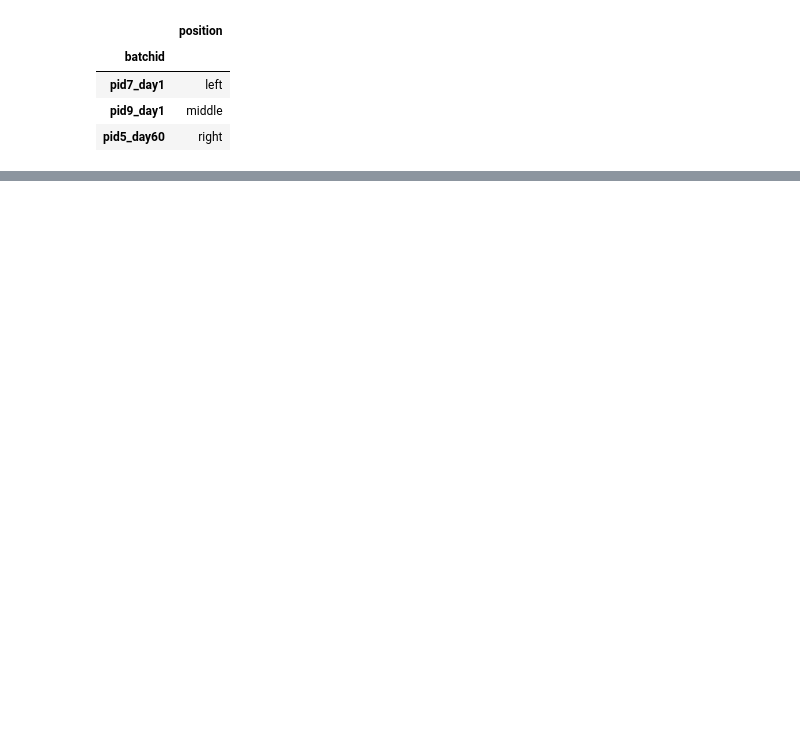
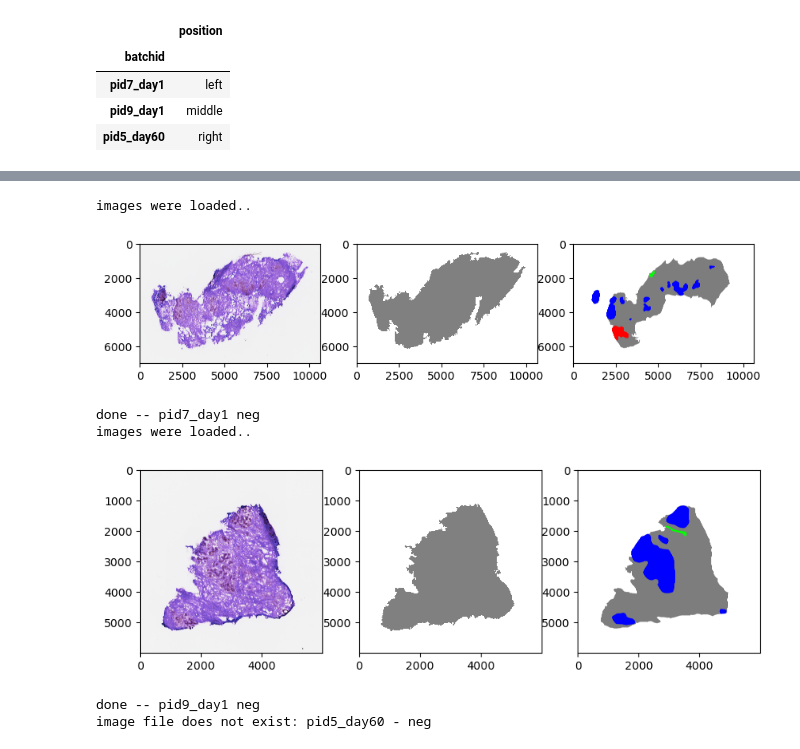
Before and after one commit to KnottLab/RANKL, a Jupyter notebook: scripts/02_spmetabo_he_alignment.ipynb, the cells around one changed output, grey strips where cells are left out. Cells and saved outputs as stored; diff of their text form; code cells hidden in the pictures; blank space fills up the shorter version.

```diff
--- a/scripts/02_spmetabo_he_alignment.ipynb
+++ b/scripts/02_spmetabo_he_alignment.ipynb
@@ -435,2 +233,0 @@ df_pos_all
-# %%
-k = 5
@@ -446,2 +233,0 @@ sids
-# %%
-img = svs2img(sids[k])
@@ -475,2 +233,0 @@ df_sample_pos[['xmin','xmax','ymin','ymax']] = 0
-# %%
-batch = 'pid7_day60'
@@ -554,2 +233,0 @@ df_sample_pos
-# %%
-batch = 'pid10_day60'
@@ -621,0 +407,12 @@ Optimizer stop condition: RegularStepGradientDescentOptimizerv4: Step too small
+# %%
+
+for i, row in df_pos_all.query('sid == 38827').iterrows():
+    qumask2png(i, row.ions, verbose=True)
+# %% [output]
+images were loaded..
+[figure, added]
+done -- pid7_day1 neg
+images were loaded..
+[figure, added]
+done -- pid9_day1 neg
+image file does not exist: pid5_day60 - neg
```
Also changed, not shown: parts of 88 cells of this notebook, 1 other file.
